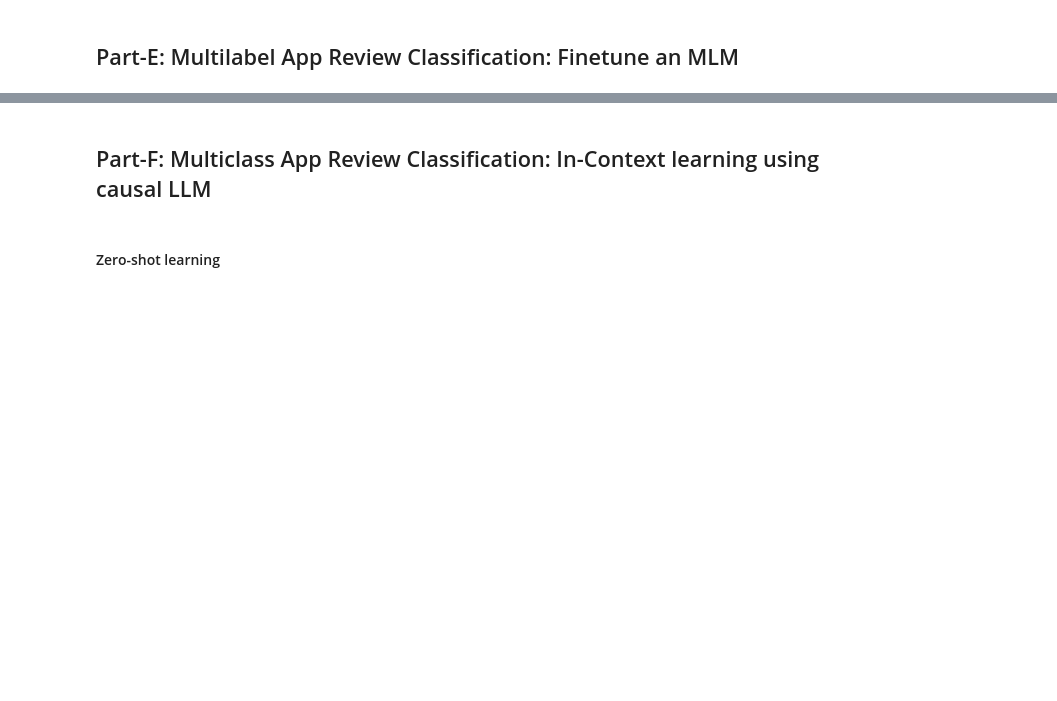
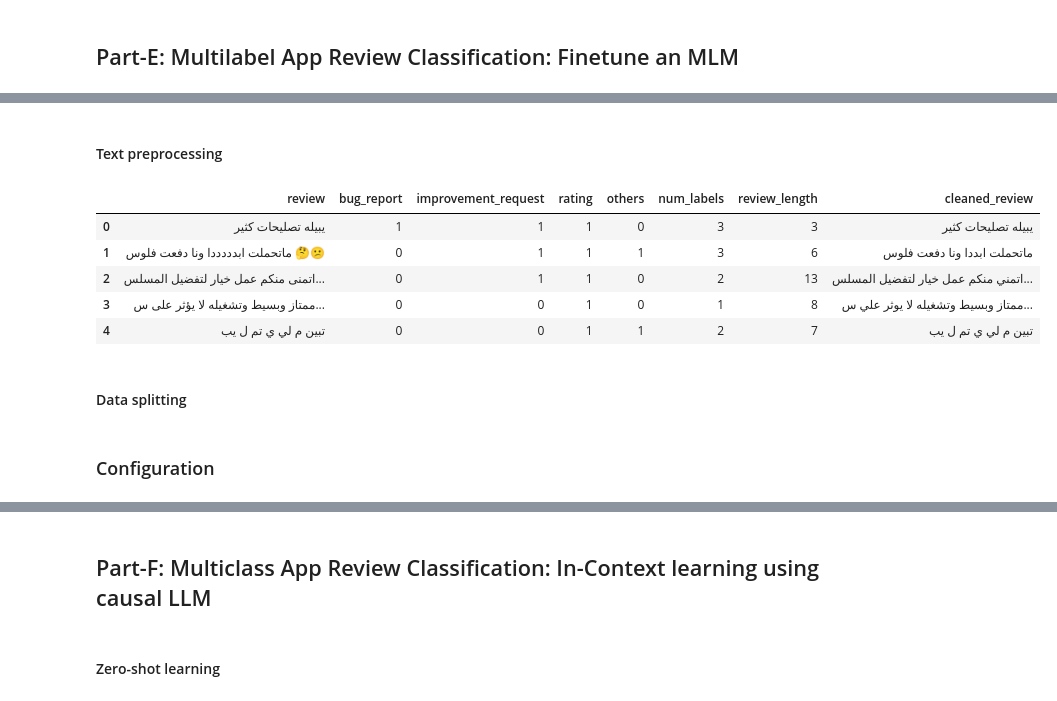
Before and after one commit to Hayder-Aleissa/NLP-Project, a Jupyter notebook: NLP_project.ipynb, the cells around one changed output, grey strips where cells are left out. Saved outputs shown, nothing was run; the diff lists cells and outputs as text; code cells hidden in the pictures; blank space fills up the shorter version.

```diff
--- a/NLP_project.ipynb
+++ b/NLP_project.ipynb
@@ -996,0 +1606,28 @@ improvement_request       0.70      0.63      0.66       238
+# %% [markdown]
+#### Text preprocessing
+# %%
+def preprocess_arabic(text):
+    text = str(text)
+    text = re.sub("[إأآا]", "ا", text)
+    text = re.sub("ى", "ي", text)
+    text = re.sub("ؤ", "و", text)
+    text = re.sub("ئ", "ي", text)
+    text = re.sub("ة", "ه", text)
+    text = re.sub("گ", "ك", text)
+    text = re.sub(r'[\u064B-\u0652]', '', text)
+    text = re.sub(r'(.)\1+', r'\1\1', text)
+    text = re.sub(r'[^\u0600-\u06FF\s]', '', text)
+    text = re.sub(r'\s+', ' ', text).strip()
+    return text
+
+df['cleaned_review'] = df['review'].apply(preprocess_arabic)
+df.head()
+# %% [output]
+|  | review | bug_report | improvement_request | rating | others | num_labels | review_length | cleaned_review |
+| 0 | يبيله تصليحات كثير | 1 | 1 | 1 | 0 | 3 | 3 | يبيله تصليحات كثير |
+| 1 | ماتحملت ابدددددا ونا دفعت فلوس 🤔😕 | 0 | 1 | 1 | 1 | 3 | 6 | ماتحملت ابددا ونا دفعت فلوس |
+| 2 | اتمنى منكم عمل خيار لتفضيل المسلس... | 0 | 1 | 1 | 0 | 2 | 13 | اتمني منكم عمل خيار لتفضيل المسلس... |
+| 3 | ممتاز وبسيط وتشغيله لا يؤثر على س... | 0 | 0 | 1 | 0 | 1 | 8 | ممتاز وبسيط وتشغيله لا يوثر علي س... |
+| 4 | تبين م لي ي تم ل يب | 0 | 0 | 1 | 1 | 2 | 7 | تبين م لي ي تم ل يب |
+# %% [markdown]
+#### Data splitting
@@ -996,0 +1649,2 @@ improvement_request       0.70      0.63      0.66       238
+# %% [markdown]
+### Configuration
```
Also changed, not shown: parts of 67 cells of this notebook.
